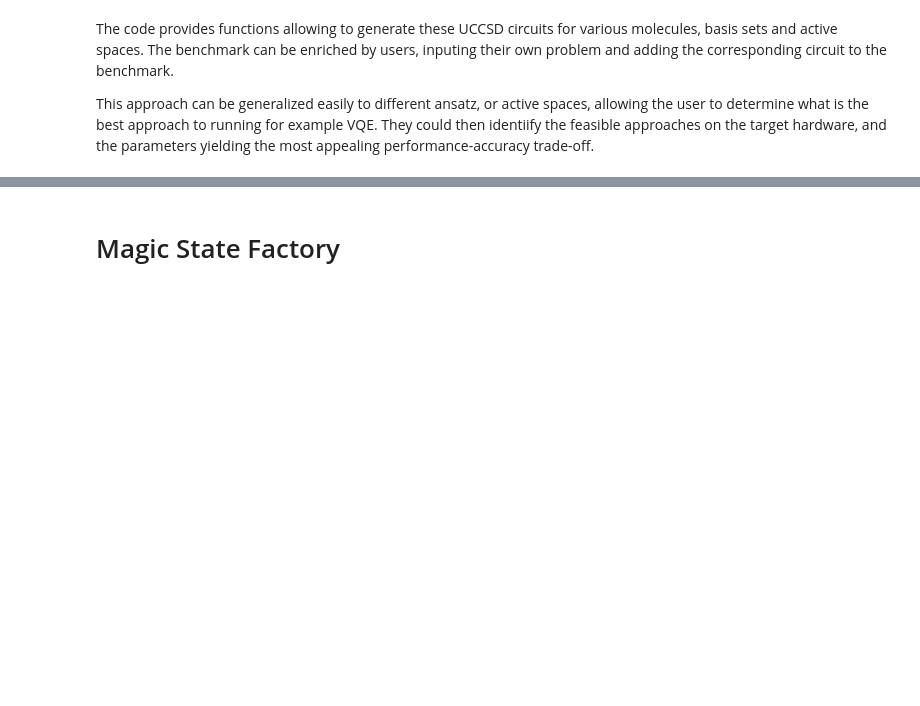
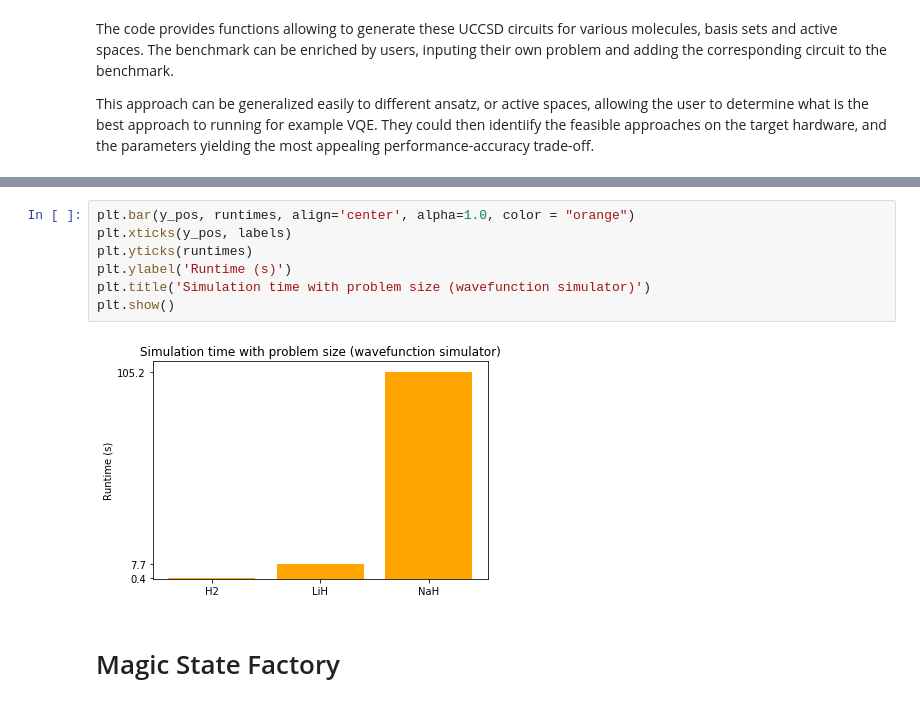
Before and after one commit to eddieschoute/circuit-benchmarks, a Jupyter notebook: benchmark_circuits.ipynb, the cells around one changed output, grey strips where cells are left out. Saved outputs shown, nothing was run; the diff lists cells and outputs as text; blank space fills up the shorter version.

```diff
--- a/benchmark_circuits.ipynb
+++ b/benchmark_circuits.ipynb
@@ -193,3 +220,12 @@ This approach can be generalized easily to different ansatz, or active spaces, a
+# %%
+plt.bar(y_pos, runtimes, align='center', alpha=1.0, color = "orange")
+plt.xticks(y_pos, labels)
+plt.yticks(runtimes)
+plt.ylabel('Runtime (s)')
+plt.title('Simulation time with problem size (wavefunction simulator)')
+plt.show()
+# %% [output]
+[figure, added]
 # %% [markdown]
 # Magic State Factory
 # %%
```
Also changed, not shown: parts of 6 cells of this notebook.
